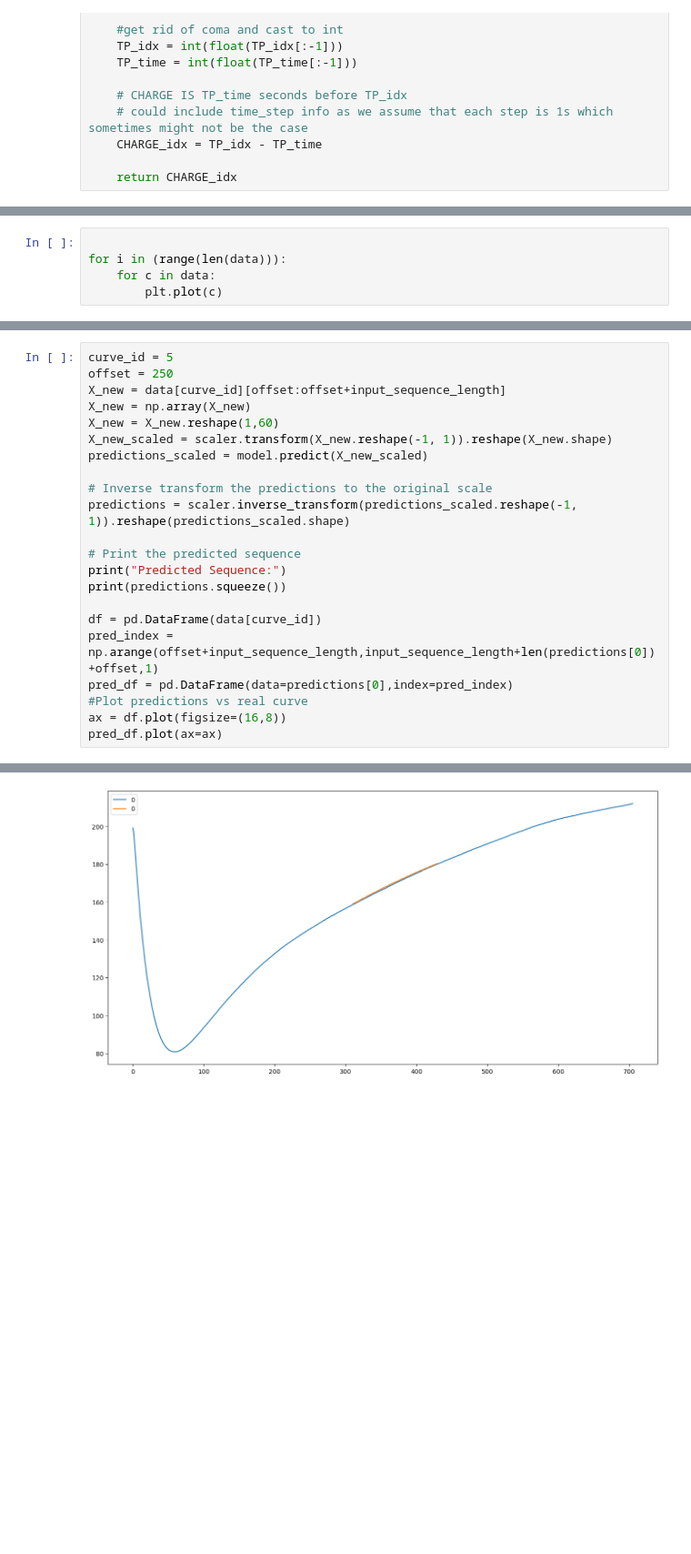
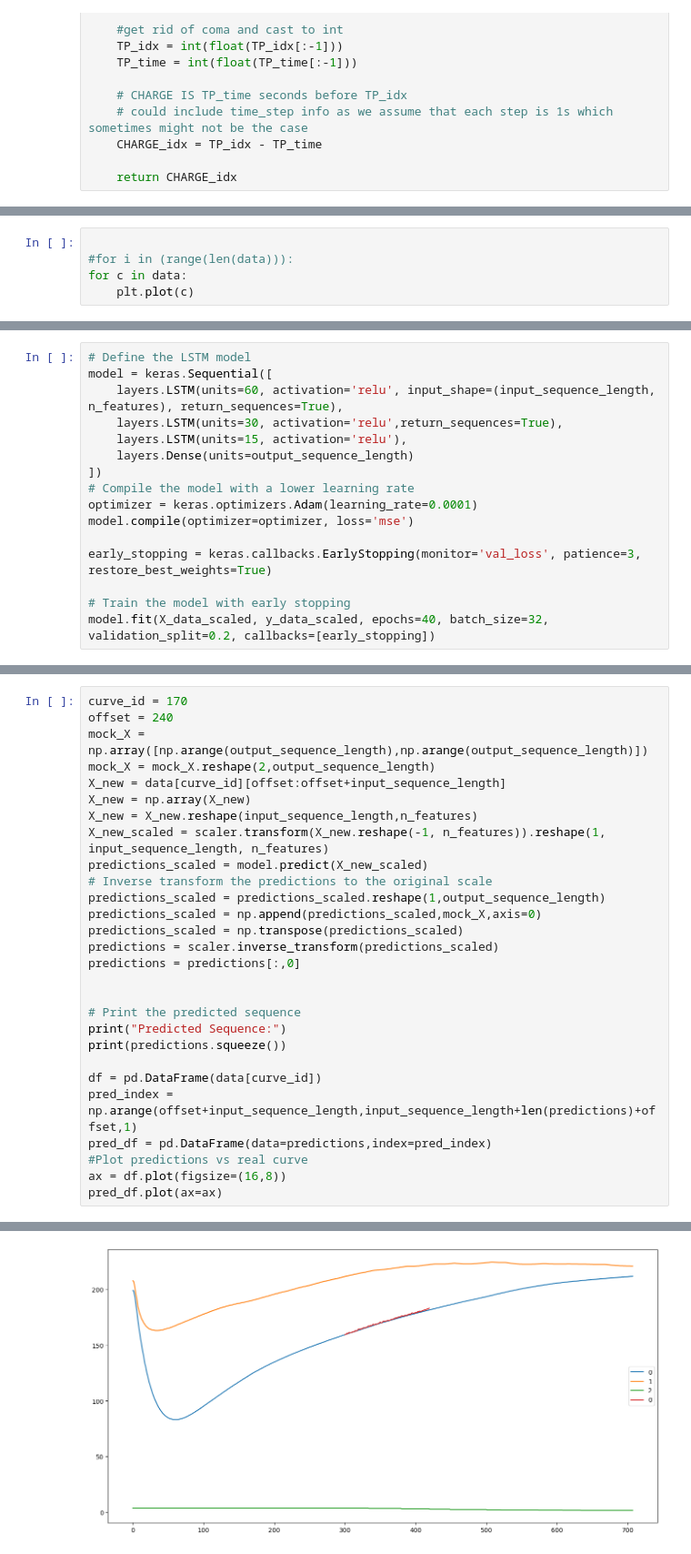
Before and after one commit to Farynus13/ROAST-CURVE-PREDICTION, a Jupyter notebook: modeling using timedistributed instead of generators.ipynb, the cells around one changed output, grey strips where cells are left out. Shown at 91% size. Cells and saved outputs as stored; diff of their text form; blank space fills up the shorter version.

```diff
--- a/modeling using timedistributed instead of generators.ipynb
+++ b/modeling using timedistributed instead of generators.ipynb
@@ -149,6 +151,6 @@ for i in range(len(bt_list)):
 # %%
 
-for i in (range(len(data))):
-    for c in data:
-        plt.plot(c)
+#for i in (range(len(data))):
+for c in data:
+    plt.plot(c)
 # %% [output]
@@ -211,0 +179,16 @@ Epoch 9/40
+# %%
+# Define the LSTM model
+model = keras.Sequential([
+    layers.LSTM(units=60, activation='relu', input_shape=(input_sequence_length, n_features), return_sequences=True),
+    layers.LSTM(units=30, activation='relu',return_sequences=True),
+    layers.LSTM(units=15, activation='relu'),
+    layers.Dense(units=output_sequence_length)
+])
+# Compile the model with a lower learning rate
+optimizer = keras.optimizers.Adam(learning_rate=0.0001)
+model.compile(optimizer=optimizer, loss='mse')
+
+early_stopping = keras.callbacks.EarlyStopping(monitor='val_loss', patience=3, restore_best_weights=True)
+
+# Train the model with early stopping
+model.fit(X_data_scaled, y_data_scaled, epochs=40, batch_size=32, validation_split=0.2, callbacks=[early_stopping])
@@ -212,22 +197,28 @@ Epoch 9/40
 # %%
-curve_id = 5
-offset = 250
+curve_id = 170
+offset = 240
+mock_X = np.array([np.arange(output_sequence_length),np.arange(output_sequence_length)])
+mock_X = mock_X.reshape(2,output_sequence_length)
 X_new = data[curve_id][offset:offset+input_sequence_length]
 X_new = np.array(X_new)
-X_new = X_new.reshape(1,60)
-X_new_scaled = scaler.transform(X_new.reshape(-1, 1)).reshape(X_new.shape)
+X_new = X_new.reshape(input_sequence_length,n_features)
+X_new_scaled = scaler.transform(X_new.reshape(-1, n_features)).reshape(1, input_sequence_length, n_features)
 predictions_scaled = model.predict(X_new_scaled)
+# Inverse transform the predictions to the original scale
+predictions_scaled = predictions_scaled.reshape(1,output_sequence_length)
+predictions_scaled = np.append(predictions_scaled,mock_X,axis=0)
+predictions_scaled = np.transpose(predictions_scaled)
+predictions = scaler.inverse_transform(predictions_scaled)
+predictions = predictions[:,0]
 
-# Inverse transform the predictions to the original scale
-predictions = scaler.inverse_transform(predictions_scaled.reshape(-1, 1)).reshape(predictions_scaled.shape)
 
 # Print the predicted sequence
 print("Predicted Sequence:")
 print(predictions.squeeze())
 
 df = pd.DataFrame(data[curve_id])
-pred_index = np.arange(offset+input_sequence_length,input_sequence_length+len(predictions[0])+offset,1)
-pred_df = pd.DataFrame(data=predictions[0],index=pred_index)
+pred_index = np.arange(offset+input_sequence_length,input_sequence_length+len(predictions)+offset,1)
+pred_df = pd.DataFrame(data=predictions,index=pred_index)
 #Plot predictions vs real curve
 ax = df.plot(figsize=(16,8))
 pred_df.plot(ax=ax)
@@ -255,4 +243,4 @@ Predicted Sequence:
 <Axes: >
-[figure, old version]
+[figure, new version]
 # %%
 losses = pd.DataFrame(model.history.history)
```
Also changed, not shown: parts of 10 cells of this notebook, 21 other files.
